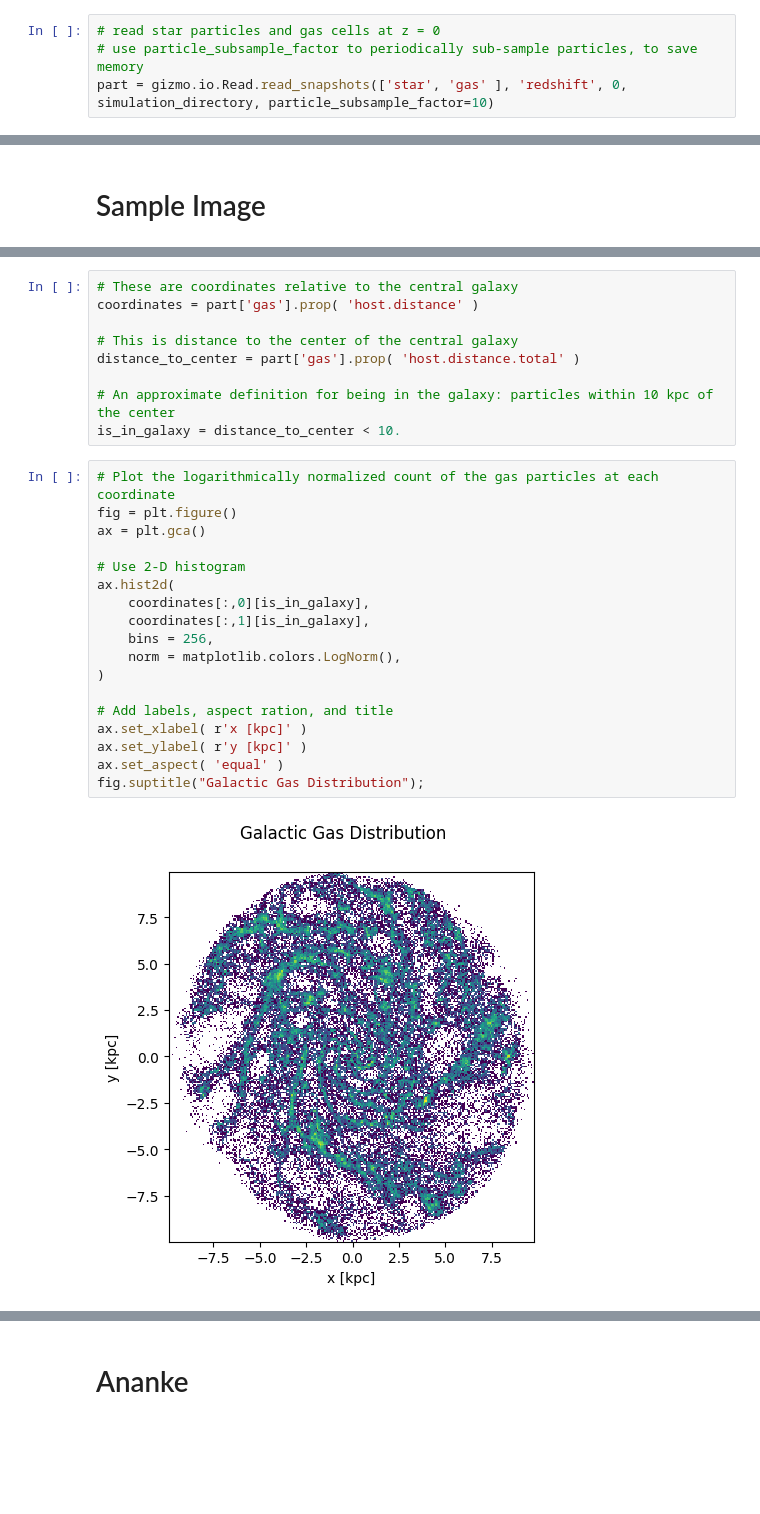
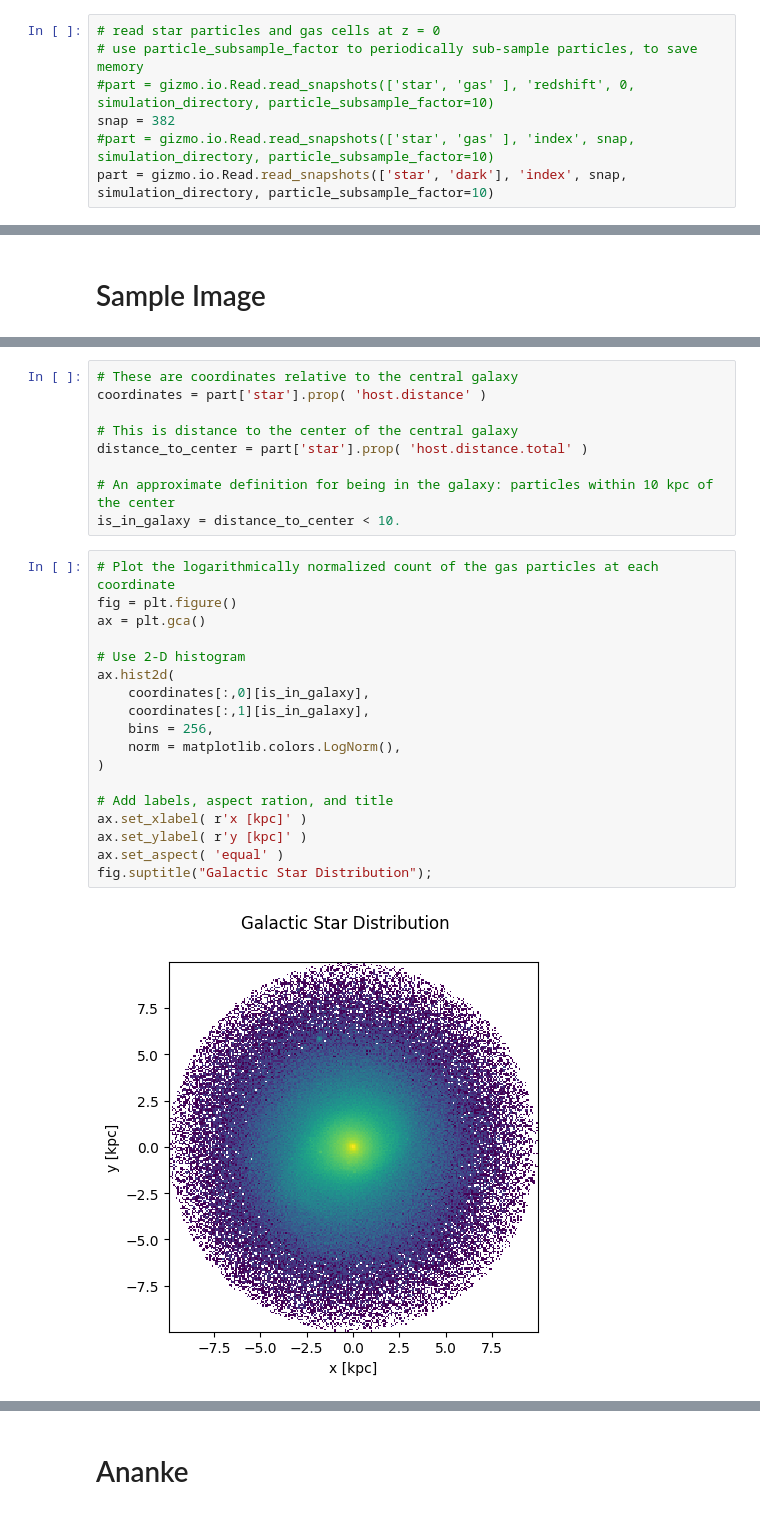
Before and after one commit to aeden2019/ananke_vera_rubin, a Jupyter notebook: vera_rubin.ipynb, the cells around one changed output, grey strips where cells are left out. Drawn from its saved outputs; the diff is of its cells as text; blank space fills up the shorter version.

Commit message:
Updated snapshot and ananke version

```diff
--- a/vera_rubin.ipynb
+++ b/vera_rubin.ipynb
@@ -9,7 +28,10 @@ simulation_directory = '/Volumes/Haven/m12i_res7100'
 # %%
 # read star particles and gas cells at z = 0
 # use particle_subsample_factor to periodically sub-sample particles, to save memory
-part = gizmo.io.Read.read_snapshots(['star', 'gas' ], 'redshift', 0, simulation_directory, particle_subsample_factor=10)
+#part = gizmo.io.Read.read_snapshots(['star', 'gas' ], 'redshift', 0, simulation_directory, particle_subsample_factor=10)
+snap = 382
+#part = gizmo.io.Read.read_snapshots(['star', 'gas' ], 'index', snap, simulation_directory, particle_subsample_factor=10)
+part = gizmo.io.Read.read_snapshots(['star', 'dark'], 'index', snap, simulation_directory, particle_subsample_factor=10)
 # %% [output]
 # in utilities.simulation.Snapshot():
 * reading:  Volumes/Haven/m12i_res7100/snapshot_times.txt
@@ -39,29 +55,29 @@ import matplotlib.pyplot as plt
 # %%
 # These are coordinates relative to the central galaxy
-coordinates = part['gas'].prop( 'host.distance' )
+coordinates = part['star'].prop( 'host.distance' )
 
 # This is distance to the center of the central galaxy
-distance_to_center = part['gas'].prop( 'host.distance.total' )
+distance_to_center = part['star'].prop( 'host.distance.total' )
 
 # An approximate definition for being in the galaxy: particles within 10 kpc of the center
 is_in_galaxy = distance_to_center < 10.
 # %%
 # Plot the logarithmically normalized count of the gas particles at each coordinate
 fig = plt.figure()
 ax = plt.gca()
 
 # Use 2-D histogram
 ax.hist2d(
     coordinates[:,0][is_in_galaxy],
     coordinates[:,1][is_in_galaxy],
     bins = 256,
     norm = matplotlib.colors.LogNorm(),
 )
 
 # Add labels, aspect ration, and title
 ax.set_xlabel( r'x [kpc]' )
 ax.set_ylabel( r'y [kpc]' )
 ax.set_aspect( 'equal' )
-fig.suptitle("Galactic Gas Distribution");
+fig.suptitle("Galactic Star Distribution");
 # %% [output]
-[figure, old version]
+[figure, new version]
```
Also changed, not shown: parts of 23 cells of this notebook.
